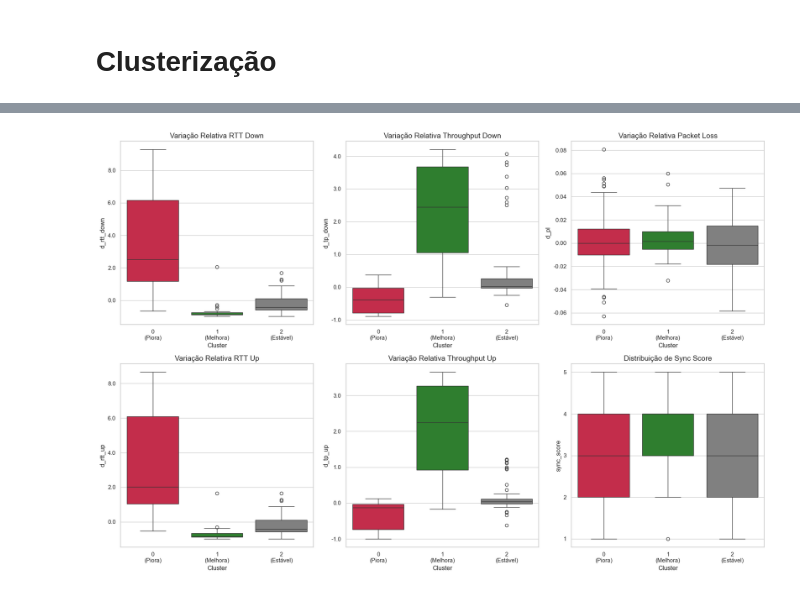
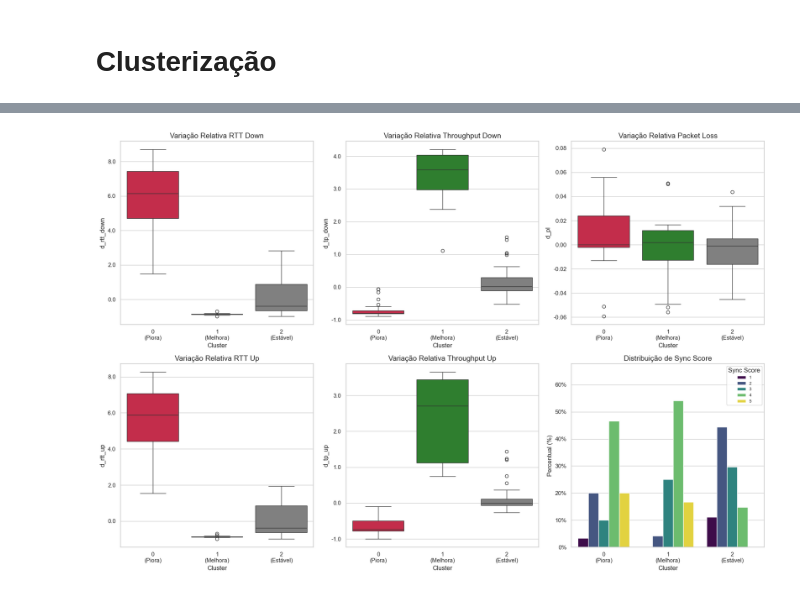
Before and after one commit to lhscaldas/Mestrado, a Jupyter notebook: features_analysis.ipynb, the cells around one changed output, grey strips where cells are left out. Drawn from its saved outputs; the diff is of its cells as text; code cells hidden in the pictures.

Commit message:
ipynb para editar todas as figuras

```diff
--- a/features_analysis.ipynb
+++ b/features_analysis.ipynb
@@ -16,9 +16,9 @@ plt.rcParams['figure.figsize'] = (10, 6)
 
 # --- Parâmetros do Estudo ---
 SCENARIO = "NDT"
-METHOD = "vwcd_w20_fn2"
+METHOD = "vwcd_w24_fp2"
 REF_METRIC = "rtt_down"
-THRESHOLD = 0.95
+THRESHOLD = 0.90
 
 # --- Caminho do Arquivo de Features ---
 base_path = os.path.join("features", SCENARIO)
@@ -423,39 +423,73 @@ if K == 3:
 for i, col in enumerate(metrics_layout):
     ax = axes[i]
 
-    # Criar o boxplot usando as cores padronizadas no palette
-    sns.boxplot(
-        x='cluster',
-        y=col,
-        data=df_filtrado,
-        palette=cluster_colors if K==3 else 'Set2',
-        hue='cluster',
-        legend=False,
-        ax=ax
-    )
+    if col == 'sync_score':
+        # Calcular proporção de cada valor de sync_score DENTRO de cada cluster
+        df_props = df_filtrado.groupby('cluster')['sync_score'].value_counts(normalize=True).rename('percent').reset_index()
+        df_props['percent'] *= 100 # Converter para %
+
+        # Criar o gráfico de barras agrupadas
+        sns.barplot(
+            x='cluster',
+            y='percent',
+            hue='sync_score',
+            data=df_props,
+            palette='viridis', # Paleta para diferenciar os scores
+            ax=ax
+        )
+
+        # Formatação específica para o barplot
+        ax.yaxis.set_major_formatter(FormatStrFormatter('%.0f%%'))
+
+        # Adiciona margem no limite superior do eixo Y para a legenda não sobrepor as barras
+        ax.set_ylim(0, df_props['percent'].max() * 1.25)
+
+        # Diminui a fonte da legenda e fixa a posição no canto superior direito
+        ax.legend(title='Sync Score', loc='upper right', fontsize='x-small')
+
+        ax.set_ylabel('Percentual (%)', fontsize=12)
+
+    else:
+        # Criar o boxplot usando as cores padronizadas no palette
+        sns.boxplot(
+            x='cluster',
+            y=col,
+            data=df_filtrado,
+            palette=cluster_colors if K==3 else 'Set2',
+            hue='cluster',
+            legend=False,
+            ax=ax
+        )
+
+        # Formatação específica para o boxplot
+        if col == 'd_pl':
+            ax.yaxis.set_major_formatter(FormatStrFormatter('%.2f'))
+        else:
+            ax.yaxis.set_major_formatter(FormatStrFormatter('%.1f'))
+
+        ax.set_ylabel(col, fontsize=12)
 
     # Atualizar os rótulos do eixo X com o mapa de clusters
     ax.set_xticks(ax.get_xticks())
 
     # Inserimos uma quebra de linha '\n' antes do parêntese para os textos não ficarem amontoados
     if K == 3:
-        labels = [f"{tick.get_text()}\n({cluster_map.get(int(tick.get_text()), 'Desconhecido')})"
-                for tick in ax.get_xticklabels()]
+        labels = []
+        for tick in ax.get_xticklabels():
+            try:
+                # Extrai o valor numérico do cluster com segurança
+                c_num = int(float(tick.get_text()))
+                c_name = cluster_map.get(c_num, 'Desconhecido')
+                labels.append(f"{c_num}\n({c_name})")
+            except ValueError:
+                labels.append(tick.get_text())
+
         ax.set_xticklabels(labels)
-
-    # Forçar ticks inteiros se a variável for o sync_score
-    if col == 'sync_score':
-        ax.yaxis.set_major_locator(MaxNLocator(integer=True))
-    elif col == 'd_pl':
-        ax.yaxis.set_major_formatter(FormatStrFormatter('%.2f'))
-    else:
-        ax.yaxis.set_major_formatter(FormatStrFormatter('%.1f'))
 
     # Pega o título do dicionário ou usa um texto padrão se não existir
     title = metric_info.get(col, f'Distribuição de {col}')
     ax.set_title(title, fontsize=14)
     ax.set_xlabel('Cluster', fontsize=12)
-    ax.set_ylabel(col, fontsize=12)
 
 plt.tight_layout()
 plt.show()
@@ -474,7 +508,7 @@ Tabela de Métricas (Model Selection):
 ------------------------------
 ... (9 lines left out)
 Mapeamento dos Clusters:
 Cluster 1: Melhora
 Cluster 0: Piora
 Cluster 2: Estável
-[figure, old version]
+[figure, new version]
```
Also changed, not shown: parts of 6 cells of this notebook, 16 other files.
